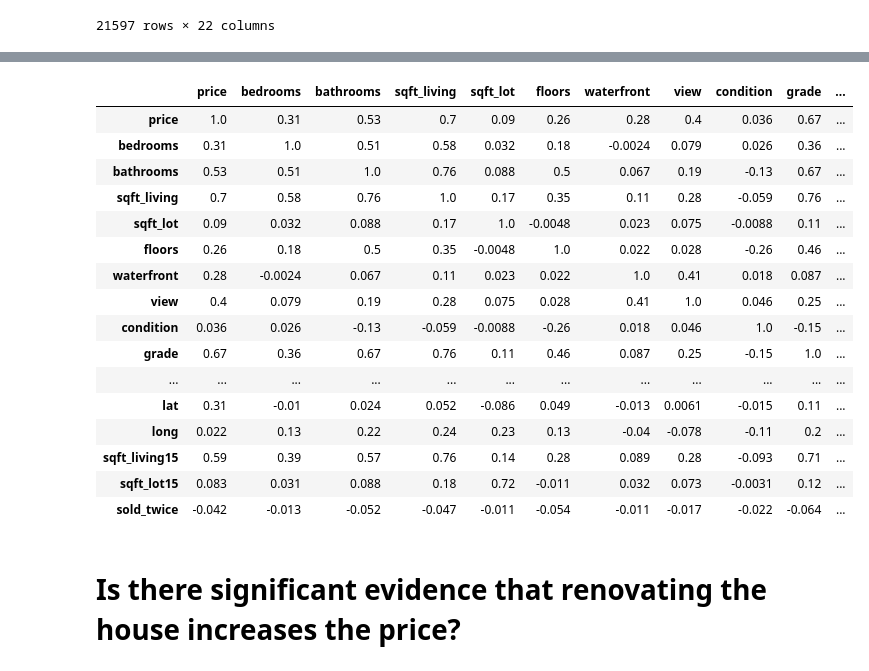
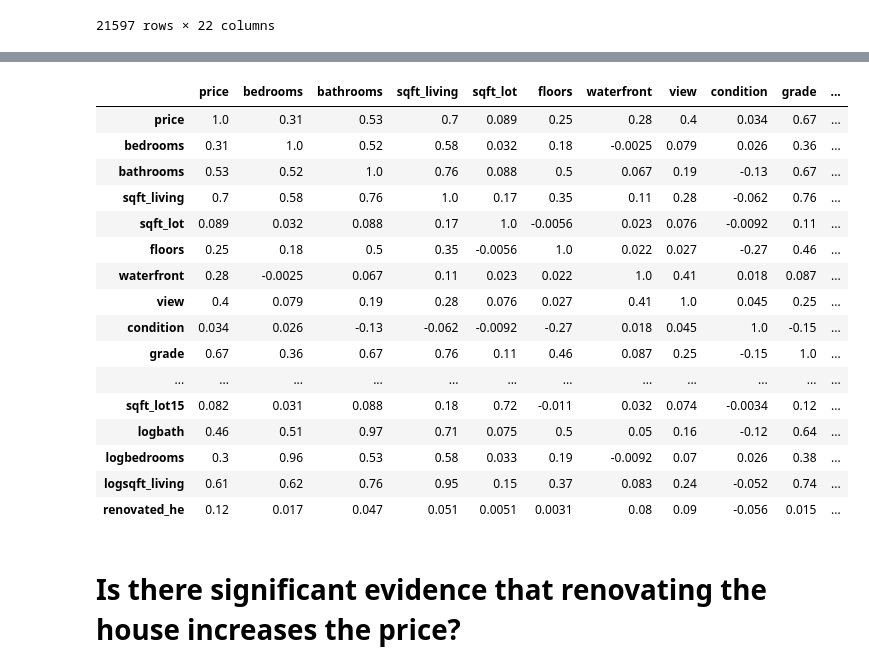
Before and after one commit to matteomm/dsc-mod-2-project-v2-1-london-ds-02172020, a Jupyter notebook: index_EDA.ipynb, the cells around one changed output, grey strips where cells are left out. Saved outputs shown, nothing was run; the diff lists cells and outputs as text; code cells hidden in the pictures.

```diff
--- a/index_EDA.ipynb
+++ b/index_EDA.ipynb
@@ -149,0 +156,7 @@ df
+# %%
+# transforming all of those variables into logs
+
+# transformed these ones because they were quite skewed to the left
+df_unique['logbath'] = np.log(df_unique['bathrooms'])
+df_unique['logbedrooms'] = np.log(df_unique['bedrooms'])
+df_unique['logsqft_living'] = np.log(df_unique['sqft_living'])
@@ -150,25 +187,25 @@ df
 # %%
 # Correlation map with heat map. Warmer colours show a positive correlation
 
-df.drop(['id'], axis=1).corr(method='pearson').style.format("{:.2}").background_gradient(cmap=plt.get_cmap('coolwarm'), axis=1)
+df_unique.drop(['id'], axis=1).corr(method='pearson').style.format("{:.2}").background_gradient(cmap=plt.get_cmap('coolwarm'), axis=1)
 # %% [output]
 |  | price | bedrooms | bathrooms | sqft_living | sqft_lot | floors | waterfront | view | condition | grade | ... |
-| price | 1.0 | 0.31 | 0.53 | 0.7 | 0.09 | 0.26 | 0.28 | 0.4 | 0.036 | 0.67 | ... |
-| bedrooms | 0.31 | 1.0 | 0.51 | 0.58 | 0.032 | 0.18 | -0.0024 | 0.079 | 0.026 | 0.36 | ... |
-| bathrooms | 0.53 | 0.51 | 1.0 | 0.76 | 0.088 | 0.5 | 0.067 | 0.19 | -0.13 | 0.67 | ... |
-| sqft_living | 0.7 | 0.58 | 0.76 | 1.0 | 0.17 | 0.35 | 0.11 | 0.28 | -0.059 | 0.76 | ... |
-| sqft_lot | 0.09 | 0.032 | 0.088 | 0.17 | 1.0 | -0.0048 | 0.023 | 0.075 | -0.0088 | 0.11 | ... |
-| floors | 0.26 | 0.18 | 0.5 | 0.35 | -0.0048 | 1.0 | 0.022 | 0.028 | -0.26 | 0.46 | ... |
-| waterfront | 0.28 | -0.0024 | 0.067 | 0.11 | 0.023 | 0.022 | 1.0 | 0.41 | 0.018 | 0.087 | ... |
-| view | 0.4 | 0.079 | 0.19 | 0.28 | 0.075 | 0.028 | 0.41 | 1.0 | 0.046 | 0.25 | ... |
-| condition | 0.036 | 0.026 | -0.13 | -0.059 | -0.0088 | -0.26 | 0.018 | 0.046 | 1.0 | -0.15 | ... |
+| price | 1.0 | 0.31 | 0.53 | 0.7 | 0.089 | 0.25 | 0.28 | 0.4 | 0.034 | 0.67 | ... |
+| bedrooms | 0.31 | 1.0 | 0.52 | 0.58 | 0.032 | 0.18 | -0.0025 | 0.079 | 0.026 | 0.36 | ... |
+| bathrooms | 0.53 | 0.52 | 1.0 | 0.76 | 0.088 | 0.5 | 0.067 | 0.19 | -0.13 | 0.67 | ... |
+| sqft_living | 0.7 | 0.58 | 0.76 | 1.0 | 0.17 | 0.35 | 0.11 | 0.28 | -0.062 | 0.76 | ... |
+| sqft_lot | 0.089 | 0.032 | 0.088 | 0.17 | 1.0 | -0.0056 | 0.023 | 0.076 | -0.0092 | 0.11 | ... |
+| floors | 0.25 | 0.18 | 0.5 | 0.35 | -0.0056 | 1.0 | 0.022 | 0.027 | -0.27 | 0.46 | ... |
+| waterfront | 0.28 | -0.0025 | 0.067 | 0.11 | 0.023 | 0.022 | 1.0 | 0.41 | 0.018 | 0.087 | ... |
+| view | 0.4 | 0.079 | 0.19 | 0.28 | 0.076 | 0.027 | 0.41 | 1.0 | 0.045 | 0.25 | ... |
+| condition | 0.034 | 0.026 | -0.13 | -0.062 | -0.0092 | -0.27 | 0.018 | 0.045 | 1.0 | -0.15 | ... |
 | grade | 0.67 | 0.36 | 0.67 | 0.76 | 0.11 | 0.46 | 0.087 | 0.25 | -0.15 | 1.0 | ... |
 | ... | ... | ... | ... | ... | ... | ... | ... | ... | ... | ... | ... |
-| lat | 0.31 | -0.01 | 0.024 | 0.052 | -0.086 | 0.049 | -0.013 | 0.0061 | -0.015 | 0.11 | ... |
-| long | 0.022 | 0.13 | 0.22 | 0.24 | 0.23 | 0.13 | -0.04 | -0.078 | -0.11 | 0.2 | ... |
-| sqft_living15 | 0.59 | 0.39 | 0.57 | 0.76 | 0.14 | 0.28 | 0.089 | 0.28 | -0.093 | 0.71 | ... |
-| sqft_lot15 | 0.083 | 0.031 | 0.088 | 0.18 | 0.72 | -0.011 | 0.032 | 0.073 | -0.0031 | 0.12 | ... |
-| sold_twice | -0.042 | -0.013 | -0.052 | -0.047 | -0.011 | -0.054 | -0.011 | -0.017 | -0.022 | -0.064 | ... |
+| sqft_lot15 | 0.082 | 0.031 | 0.088 | 0.18 | 0.72 | -0.011 | 0.032 | 0.074 | -0.0034 | 0.12 | ... |
+| logbath | 0.46 | 0.51 | 0.97 | 0.71 | 0.075 | 0.5 | 0.05 | 0.16 | -0.12 | 0.64 | ... |
+| logbedrooms | 0.3 | 0.96 | 0.53 | 0.58 | 0.033 | 0.19 | -0.0092 | 0.07 | 0.026 | 0.38 | ... |
+| logsqft_living | 0.61 | 0.62 | 0.76 | 0.95 | 0.15 | 0.37 | 0.083 | 0.24 | -0.052 | 0.74 | ... |
+| renovated_he | 0.12 | 0.017 | 0.047 | 0.051 | 0.0051 | 0.0031 | 0.08 | 0.09 | -0.056 | 0.015 | ... |
 # %% [markdown]
 # Is there significant evidence that renovating the house increases the price?
 # %%
```
Also changed, not shown: parts of 12 cells of this notebook.
